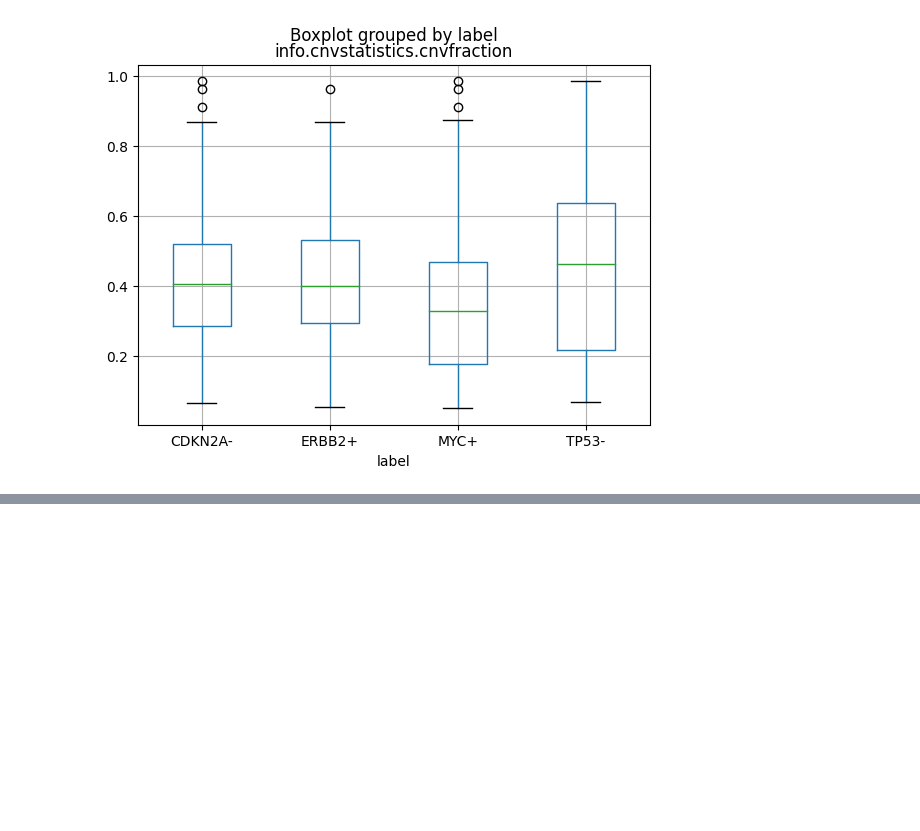
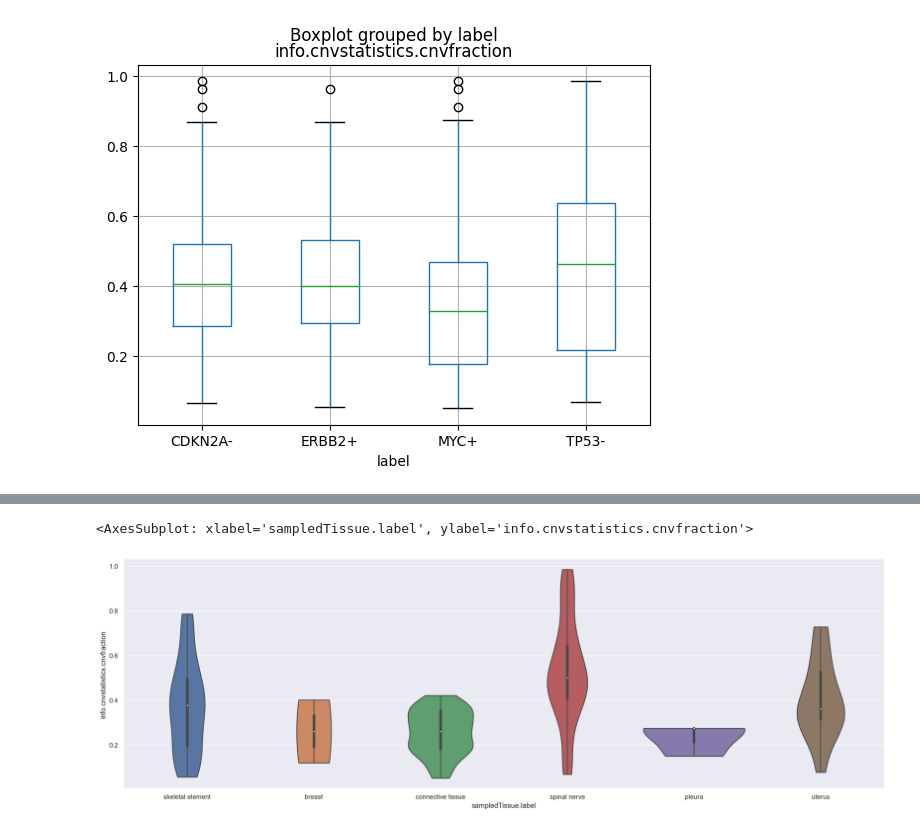
Before and after one commit to danielbreitenmoser/sarcoma, a Jupyter notebook: thecode.ipynb, the cells around one changed output, grey strips where cells are left out. Cells and saved outputs as stored; diff of their text form; code cells hidden in the pictures; blank space fills up the shorter version.

```diff
--- a/thecode.ipynb
+++ b/thecode.ipynb
@@ -153,0 +154,5 @@ countsnorm.plot.bar(rot = 0)
+# %%
+sns.violinplot(data=täglichbrot, x="sampledTissue.label", y="info.cnvstatistics.cnvfraction", cut=0)
+# %% [output]
+<AxesSubplot: xlabel='sampledTissue.label', ylabel='info.cnvstatistics.cnvfraction'>
+[figure, added]
```
Also changed, not shown: parts of 28 cells of this notebook.
